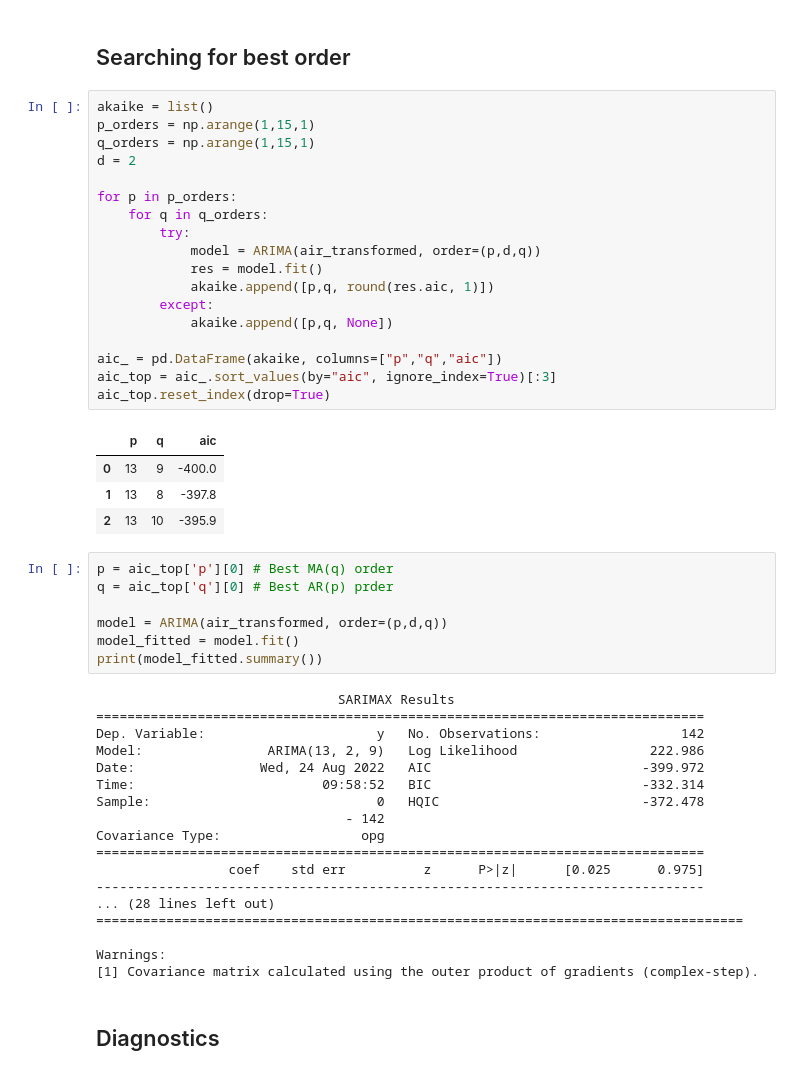
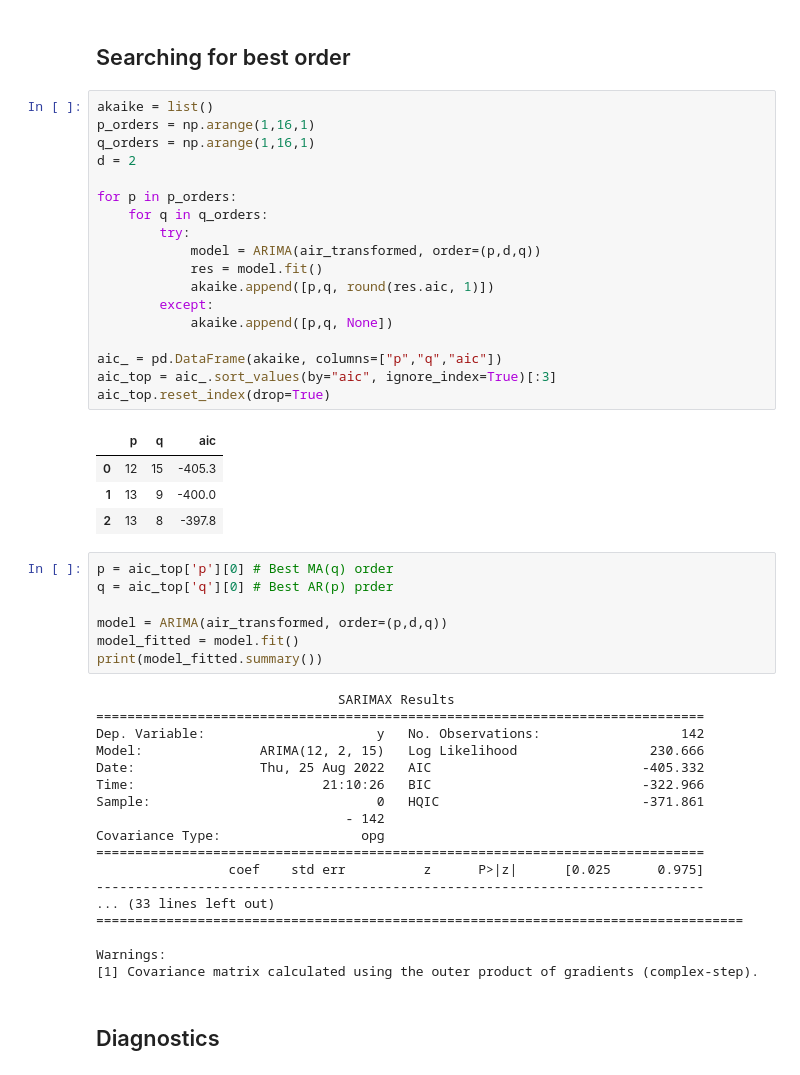
Before and after one commit to PabloJRW/Air-Passengers-Forecasting, a Jupyter notebook: notebooks/1.0 Box-Jenkins.ipynb, the cells around one changed output. Cells and saved outputs as stored; diff of their text form.

Commit message:
trabajando el modelo arima

```diff
--- a/notebooks/1.1 ARIMA_model.ipynb
+++ b/notebooks/1.0 Box-Jenkins.ipynb
@@ -145,27 +145,27 @@ plt.show()
 ## Searching for best order
 # %%
 akaike = list()
-p_orders = np.arange(1,15,1)
-q_orders = np.arange(1,15,1)
+p_orders = np.arange(1,16,1)
+q_orders = np.arange(1,16,1)
 d = 2
 
 for p in p_orders:
     for q in q_orders:
         try:
             model = ARIMA(air_transformed, order=(p,d,q))
             res = model.fit()
             akaike.append([p,q, round(res.aic, 1)])
         except:
             akaike.append([p,q, None])
 
 aic_ = pd.DataFrame(akaike, columns=["p","q","aic"])
 aic_top = aic_.sort_values(by="aic", ignore_index=True)[:3]
 aic_top.reset_index(drop=True)
 # %% [output]
 |  | p | q | aic |
-| 0 | 13 | 9 | -400.0 |
-| 1 | 13 | 8 | -397.8 |
-| 2 | 13 | 10 | -395.9 |
+| 0 | 12 | 15 | -405.3 |
+| 1 | 13 | 9 | -400.0 |
+| 2 | 13 | 8 | -397.8 |
 # %%
 p = aic_top['p'][0] # Best MA(q) order
 q = aic_top['q'][0] # Best AR(p) prder
@@ -177,16 +177,16 @@ print(model_fitted.summary())
                                SARIMAX Results
 ==============================================================================
 Dep. Variable:                      y   No. Observations:                  142
-Model:                ARIMA(13, 2, 9)   Log Likelihood                 222.986
-Date:                Wed, 24 Aug 2022   AIC                           -399.972
-Time:                        09:58:52   BIC                           -332.314
-Sample:                             0   HQIC                          -372.478
+Model:               ARIMA(12, 2, 15)   Log Likelihood                 230.666
+Date:                Thu, 25 Aug 2022   AIC                           -405.332
+Time:                        21:10:26   BIC                           -322.966
+Sample:                             0   HQIC                          -371.861
                                 - 142
 Covariance Type:                  opg
 ==============================================================================
                  coef    std err          z      P>|z|      [0.025      0.975]
 ------------------------------------------------------------------------------
-... (28 lines left out)
+... (33 lines left out)
 ===================================================================================
 
 Warnings:
```
Also changed, not shown: parts of 2 cells of this notebook, 5 other files.
